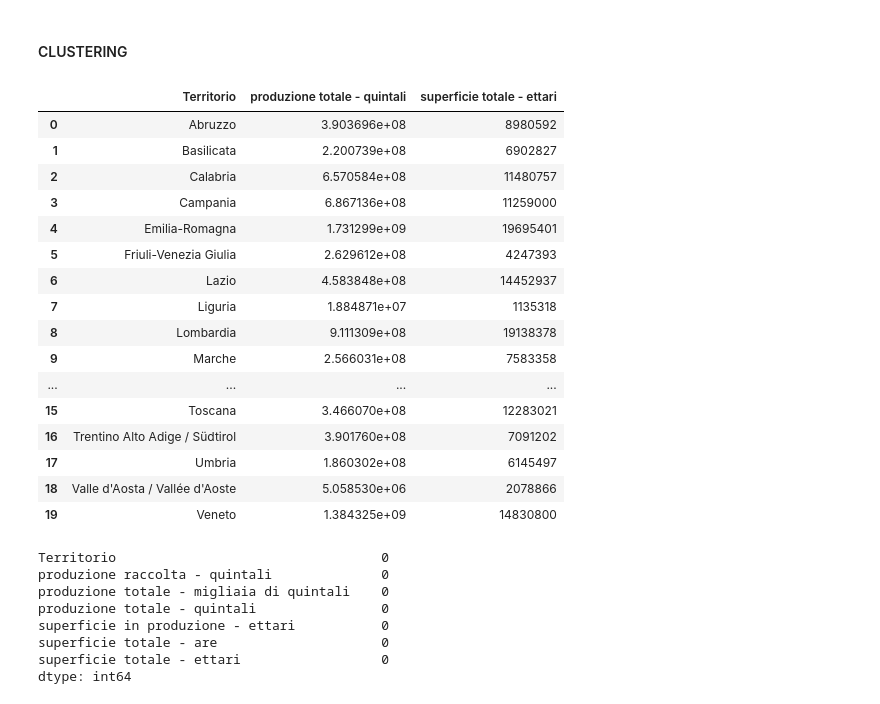
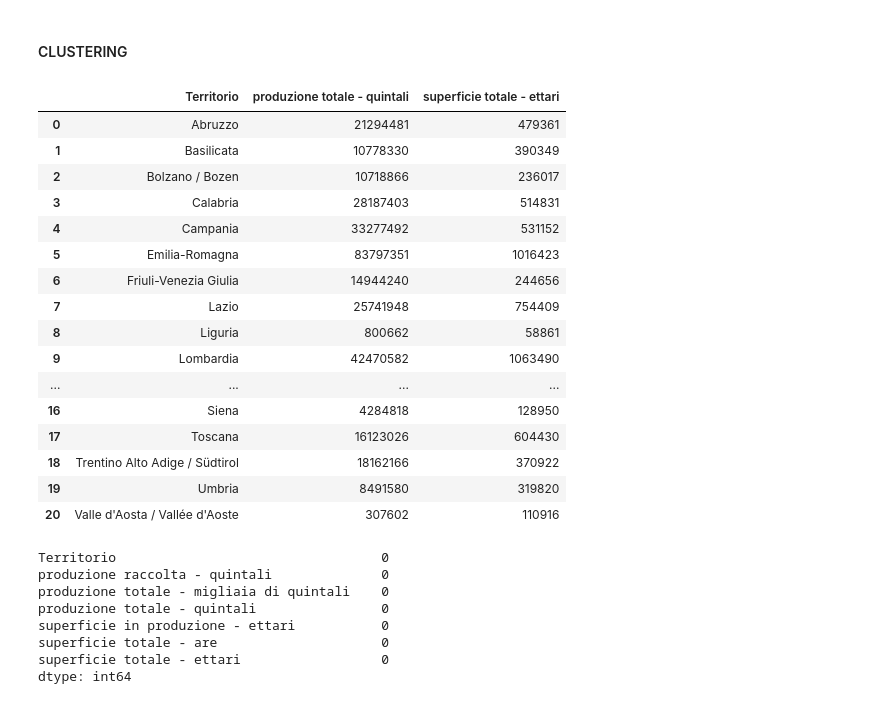
Before and after one commit to AntonioDonnangelo/italian_agriculture_and_protests_analysis, a Jupyter notebook: Data_understanding_ISTAT.ipynb, the cells around one changed output. Drawn from its saved outputs; the diff is of its cells as text; code cells hidden in the pictures.

```diff
--- a/Data_understanding_ISTAT.ipynb
+++ b/Data_understanding_ISTAT.ipynb
@@ -453,26 +457,26 @@ pivot_df = pd.DataFrame(pivot_df.to_records())
 # %%
-pivot_df = pd.read_excel("dataset_filtrato.xlsx")
+pivot_df = pd.read_excel("dataset_filtrato_v2.xlsx")
 column_not_numeric = ['Territorio', 'TIME', 'Regione geografica']
 columns = [c for c in pivot_df.columns if c not in column_not_numeric]
 pivot_df2 = pivot_df.groupby(['Territorio'])[columns].sum().reset_index()
 pivot_df2 = pivot_df2[['Territorio', 'produzione totale - quintali', 'superficie totale - ettari']]
 columns = ['produzione totale - quintali', 'superficie totale - ettari']
 pivot_df2
 # %% [output]
 |  | Territorio | produzione totale - quintali | superficie totale - ettari |
-| 0 | Abruzzo | 3.903696e+08 | 8980592 |
-| 1 | Basilicata | 2.200739e+08 | 6902827 |
-| 2 | Calabria | 6.570584e+08 | 11480757 |
-| 3 | Campania | 6.867136e+08 | 11259000 |
-| 4 | Emilia-Romagna | 1.731299e+09 | 19695401 |
-| 5 | Friuli-Venezia Giulia | 2.629612e+08 | 4247393 |
-| 6 | Lazio | 4.583848e+08 | 14452937 |
-| 7 | Liguria | 1.884871e+07 | 1135318 |
-| 8 | Lombardia | 9.111309e+08 | 19138378 |
-| 9 | Marche | 2.566031e+08 | 7583358 |
+| 0 | Abruzzo | 21294481 | 479361 |
+| 1 | Basilicata | 10778330 | 390349 |
+| 2 | Bolzano / Bozen | 10718866 | 236017 |
+| 3 | Calabria | 28187403 | 514831 |
+| 4 | Campania | 33277492 | 531152 |
+| 5 | Emilia-Romagna | 83797351 | 1016423 |
+| 6 | Friuli-Venezia Giulia | 14944240 | 244656 |
+| 7 | Lazio | 25741948 | 754409 |
+| 8 | Liguria | 800662 | 58861 |
+| 9 | Lombardia | 42470582 | 1063490 |
 | ... | ... | ... | ... |
-| 15 | Toscana | 3.466070e+08 | 12283021 |
-| 16 | Trentino Alto Adige / Südtirol | 3.901760e+08 | 7091202 |
-| 17 | Umbria | 1.860302e+08 | 6145497 |
-| 18 | Valle d'Aosta / Vallée d'Aoste | 5.058530e+06 | 2078866 |
-| 19 | Veneto | 1.384325e+09 | 14830800 |
+| 16 | Siena | 4284818 | 128950 |
+| 17 | Toscana | 16123026 | 604430 |
+| 18 | Trentino Alto Adige / Südtirol | 18162166 | 370922 |
+| 19 | Umbria | 8491580 | 319820 |
+| 20 | Valle d'Aosta / Vallée d'Aoste | 307602 | 110916 |
```
Also changed, not shown: parts of 16 cells of this notebook, 1 other file.
